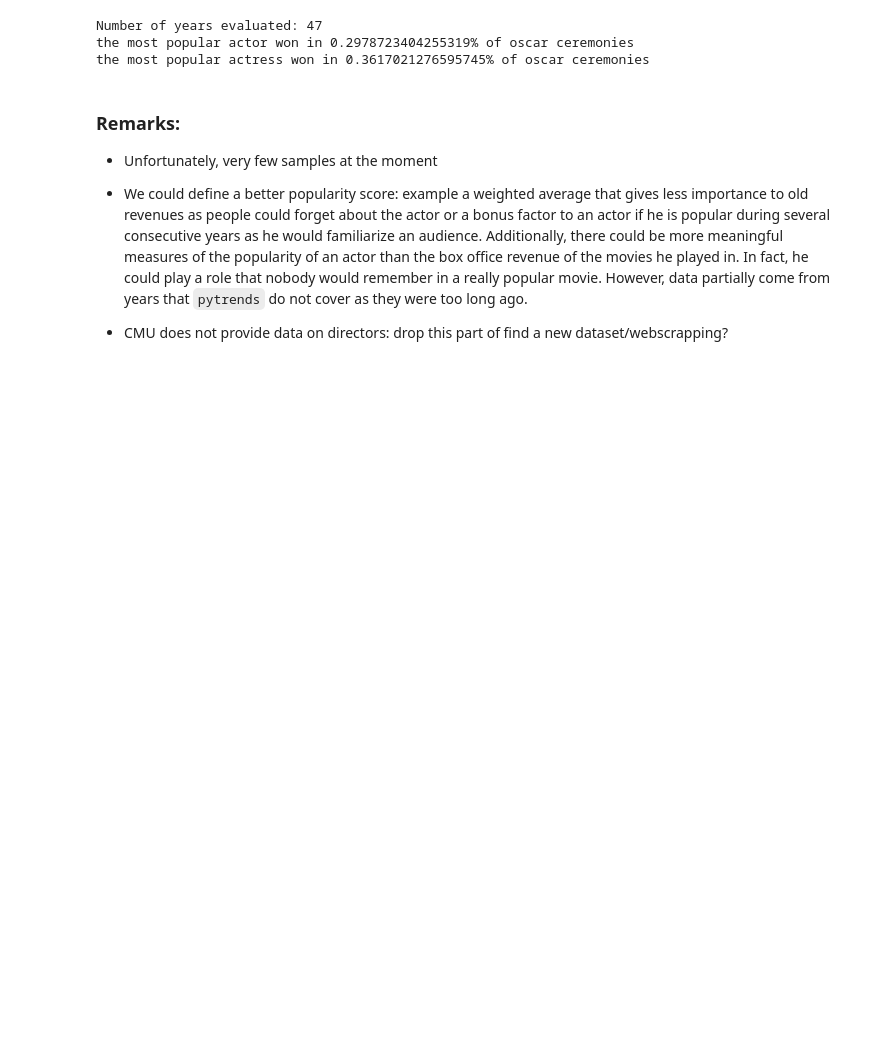
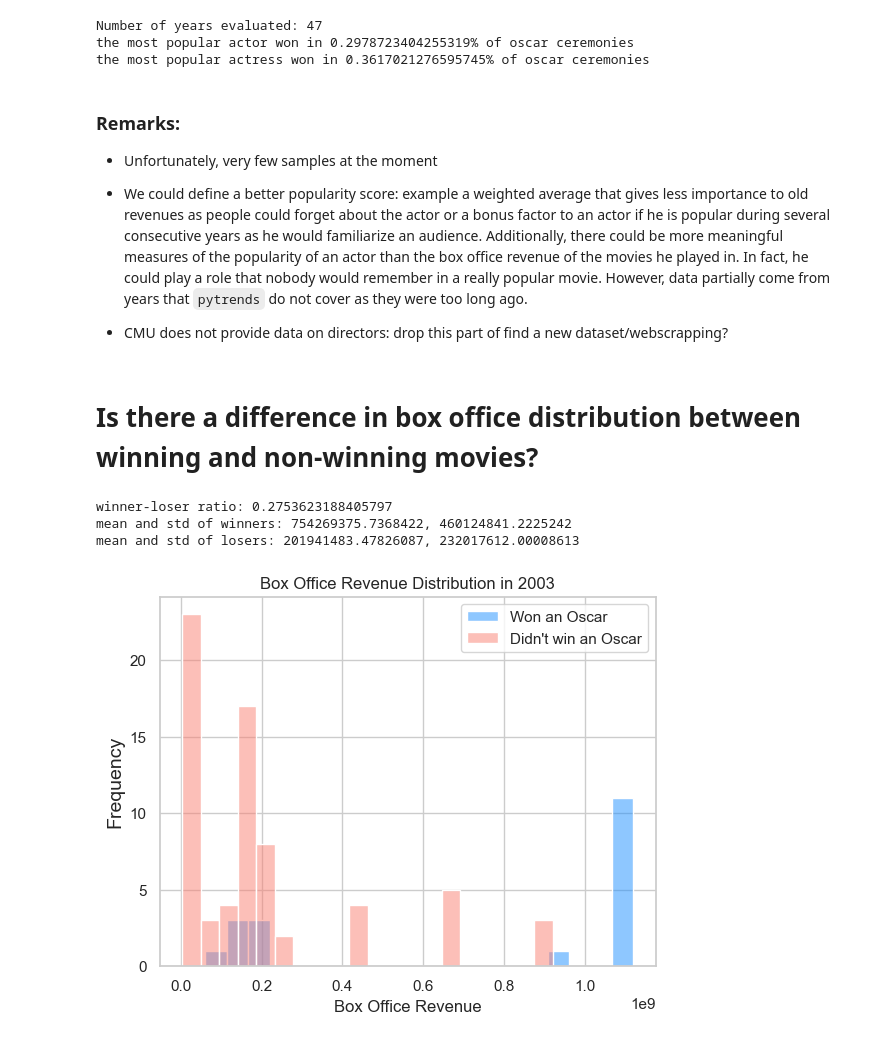
Before and after one commit to epfl-ada/ada-2024-project-badaboum, a Jupyter notebook: src/feasability.ipynb, the cells around one changed output. Saved outputs shown, nothing was run; the diff lists cells and outputs as text; code cells hidden in the pictures; blank space fills up the shorter version.

Commit message:
added comparison of winner vs loser distribution in feasability

```diff
--- a/src/script/feasability.ipynb
+++ b/src/feasability.ipynb
@@ -106,4 +111,4 @@ df_oscar = pd.read_csv('./data/the_oscar_award.csv')
 min_year_oscar = df_oscar['year_film'].min()
 max_year_oscar = df_oscar['year_film'].max()
 #contains more years than the CMU dataset
-min_year_oscar, max_year_oscar
+df_oscar = df_oscar.dropna(subset=['film'])
@@ -113,6 +116,4 @@ min_year_oscar, max_year_oscar
 # How often do the most popular actor/actress win ?
 # %%
 #only keeps actor and directors
-df_oscar = df_oscar[(df_oscar['category'] == 'ACTOR') | (df_oscar['category'] == 'ACTRESS') | (df_oscar['category'] == 'DIRECTING (Comedy Picture)')  | (df_oscar['category'] == 'DIRECTING (Dramatic Picture)')]
-
-df_oscar
+df_oscar_actor = df_oscar[(df_oscar['category'] == 'ACTOR') | (df_oscar['category'] == 'ACTRESS') | (df_oscar['category'] == 'DIRECTING (Comedy Picture)')  | (df_oscar['category'] == 'DIRECTING (Dramatic Picture)')]
@@ -196,3 +183,44 @@ the most popular actress won in 0.3617021276595745% of oscar ceremonies
 * We could define a better popularity score: example a weighted average that gives less importance to old revenues as people could forget about the actor or a bonus factor to an actor if he is popular during several consecutive years as he would familiarize an audience. Additionally, there could be more meaningful measures of the popularity of an actor than the box office revenue of the movies he played in. In fact, he could play a role that nobody would remember in a really popular movie. However, data partially come from years that `pytrends` do not cover as they were too long ago.
 
 * CMU does not provide data on directors: drop this part of find a new dataset/webscrapping?
+# %% [markdown]
+# Is there a difference in box office distribution between winning and non-winning movies?
+# %%
+#distributions vary each year
+selected_year = 2003
+
+df_oscar_year = df_oscar[df_oscar['year_film'] == selected_year]
+
+df_movie_oscar_year = pd.merge(df_oscar_year, df_movies, on='film', how='inner')
+
+won_revenue = df_movie_oscar_year[df_movie_oscar_year['winner']]['box_office_revenue'].values
+loser_revenue = df_movie_oscar_year[~df_movie_oscar_year['winner']]['box_office_revenue'].values
+
+print(f'winner-loser ratio: {len(won_revenue)/len(loser_revenue)}')
+print(f'mean and std of winners: {np.mean(won_revenue)}, {np.std(won_revenue)}')
+print(f'mean and std of losers: {np.mean(loser_revenue)}, {np.std(loser_revenue)}')
+
+"""
+plt.title(f'Box office revenue distribution in {selected_year}')
+plt.hist(won_revenue, alpha=0.5, label='won an oscar')
+plt.hist(loser_revenue, alpha=0.5, label='didnt win an oscar')
+plt.legend(loc='upper right')
+plt.show()
+"""
+
+sns.set(style="whitegrid")
+
+sns.histplot(won_revenue, bins=20, color='dodgerblue', label='Won an Oscar', alpha=0.5)
+sns.histplot(loser_revenue, bins=20, color='salmon', label="Didn't win an Oscar", alpha=0.5)
+plt.title(f'Box Office Revenue Distribution in {selected_year}')
+plt.xlabel('Box Office Revenue')
+plt.ylabel('Frequency', fontsize=14)
+plt.legend(loc='upper right')
+
+# Show the plot
+plt.show()
+# %% [output]
+winner-loser ratio: 0.2753623188405797
+mean and std of winners: 754269375.7368422, 460124841.2225242
+mean and std of losers: 201941483.47826087, 232017612.00008613
+[figure, added]
```
Also changed, not shown: parts of 6 cells of this notebook.
